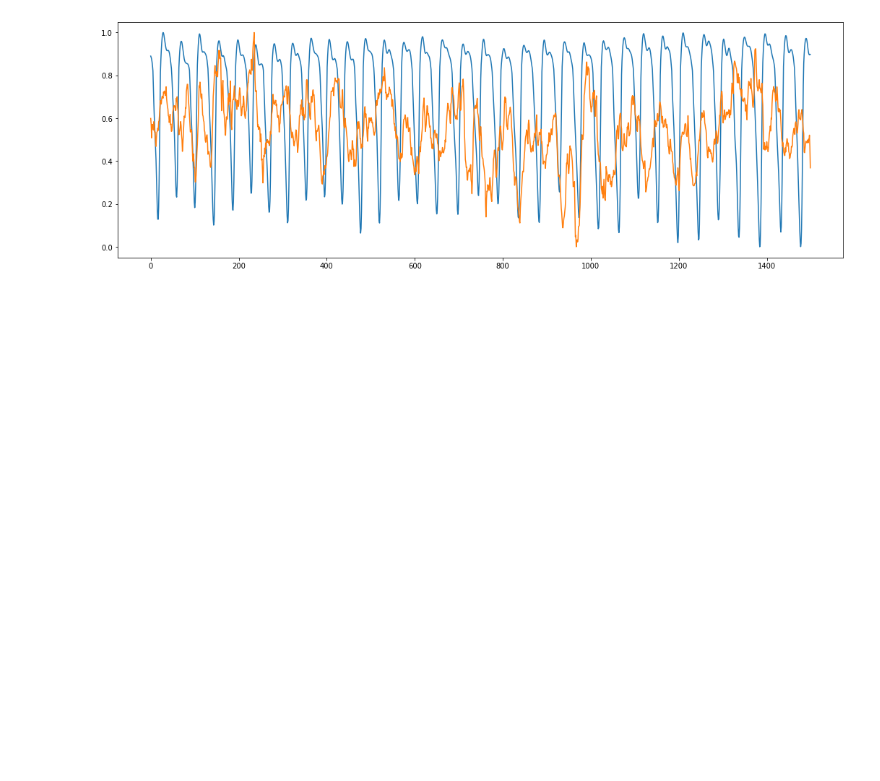
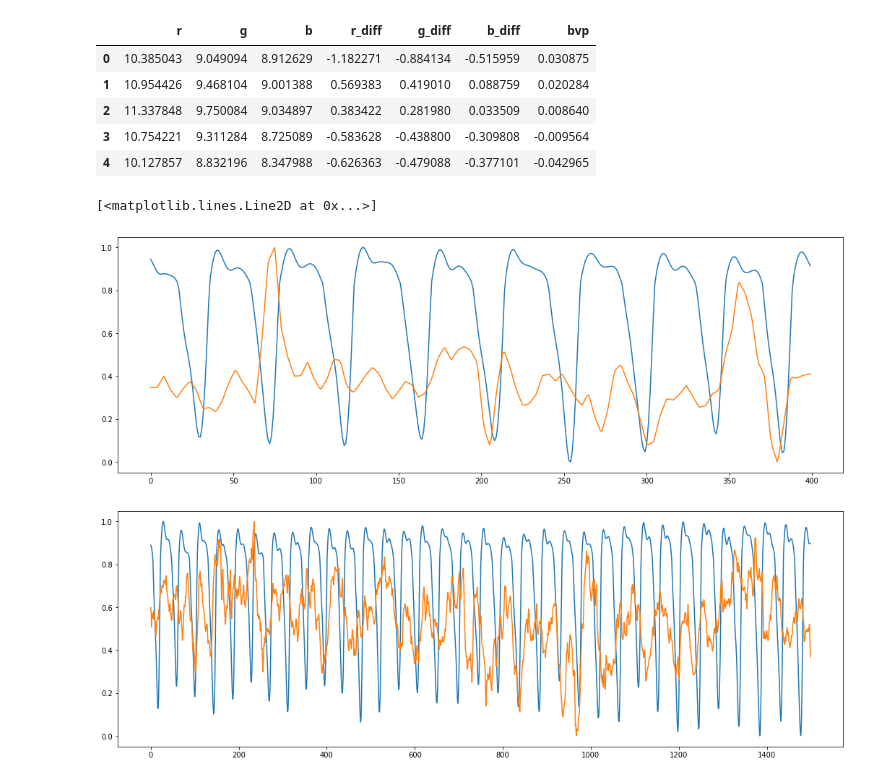
Before and after one commit to arnavpon/pydroid, a Jupyter notebook: example/android/app/src/main/python/pipeline-dev/pipeline-v1/ml.v4.ipynb, the cells around one changed output. Saved outputs shown, nothing was run; the diff lists cells and outputs as text; code cells hidden in the pictures; blank space fills up the shorter version.

```diff
--- a/example/android/app/src/main/python/pipeline-dev/pipeline-v1/ml.v4.ipynb
+++ b/example/android/app/src/main/python/pipeline-dev/pipeline-v1/ml.v4.ipynb
@@ -185,0 +203,22 @@ plt.plot(pred[20000: 21000])
+# %%
+test_subject = 6
+
+data_arr = []
+for i in range(len(truths)):
+    if i == (test_subject - 1):
+        continue
+    truth = truths[i]
+    data = truth.prepare_data_for_ml()
+    data = data.iloc[1000: 15000, :]
+    data['subject'] = i + 1
+    data_arr.append(data)
+
+data = pd.concat(data_arr)
+display(data.head())
+
+rf = CustomRandomForestRegressor(data)
+rf.fit(adjust_tree_weights=False)
+mse, peaks_err = rf.eval()
+
+print(f'MSE: {mse}')
+print(f'Peaks error: {peaks_err}')
@@ -186,3 +234,31 @@ plt.plot(pred[20000: 21000])
+# %%
+data = truths[test_subject - 1].prepare_data_for_ml()
+display(data.head())
+x = data.drop(columns = ['bvp']).to_numpy()
+y = data['bvp'].to_numpy()
+
+beg = 1000
+end = 1400
+
+targ = y[beg: end]
+targ = min_max_scale(targ)
+
+pred = rf.predict(x)[beg: end]
+pred = rf._process(pred)
+pred = apply_wavelet(pred, 'db2', 2)
+pred = min_max_scale(pred)
+
+plt.plot(targ)
+plt.plot(pred)
+# %% [output]
+|  | r | g | b | r_diff | g_diff | b_diff | bvp |
+| 0 | 10.385043 | 9.049094 | 8.912629 | -1.182271 | -0.884134 | -0.515959 | 0.030875 |
+| 1 | 10.954426 | 9.468104 | 9.001388 | 0.569383 | 0.419010 | 0.088759 | 0.020284 |
+| 2 | 11.337848 | 9.750084 | 9.034897 | 0.383422 | 0.281980 | 0.033509 | 0.008640 |
+| 3 | 10.754221 | 9.311284 | 8.725089 | -0.583628 | -0.438800 | -0.309808 | -0.009564 |
+| 4 | 10.127857 | 8.832196 | 8.347988 | -0.626363 | -0.479088 | -0.377101 | -0.042965 |
+[<matplotlib.lines.Line2D at 0x...>]
+[figure, added]
 # %%
 model = ml
 smoothing_window = 20
```
Also changed, not shown: parts of 6 cells of this notebook, 1 other file.
